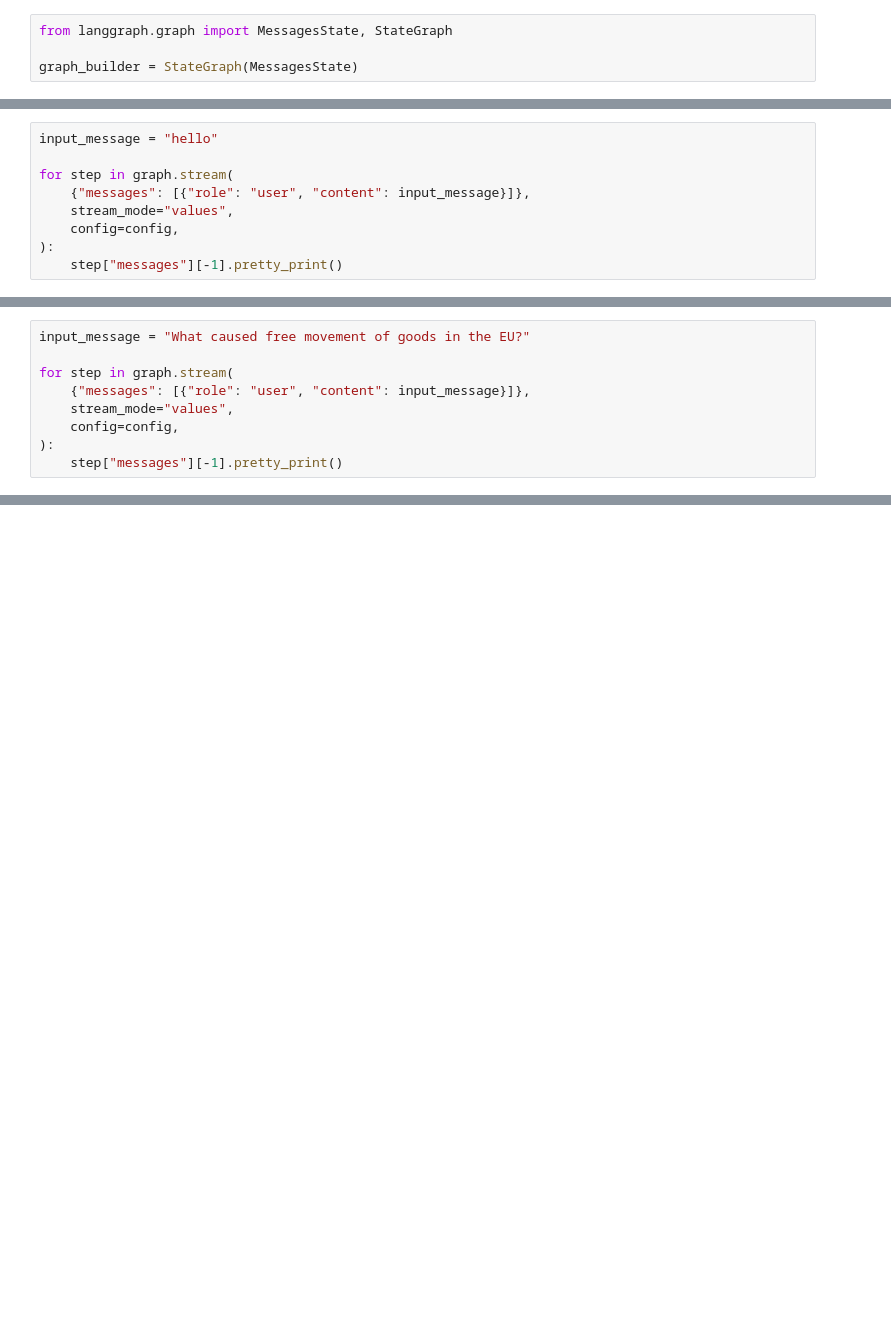
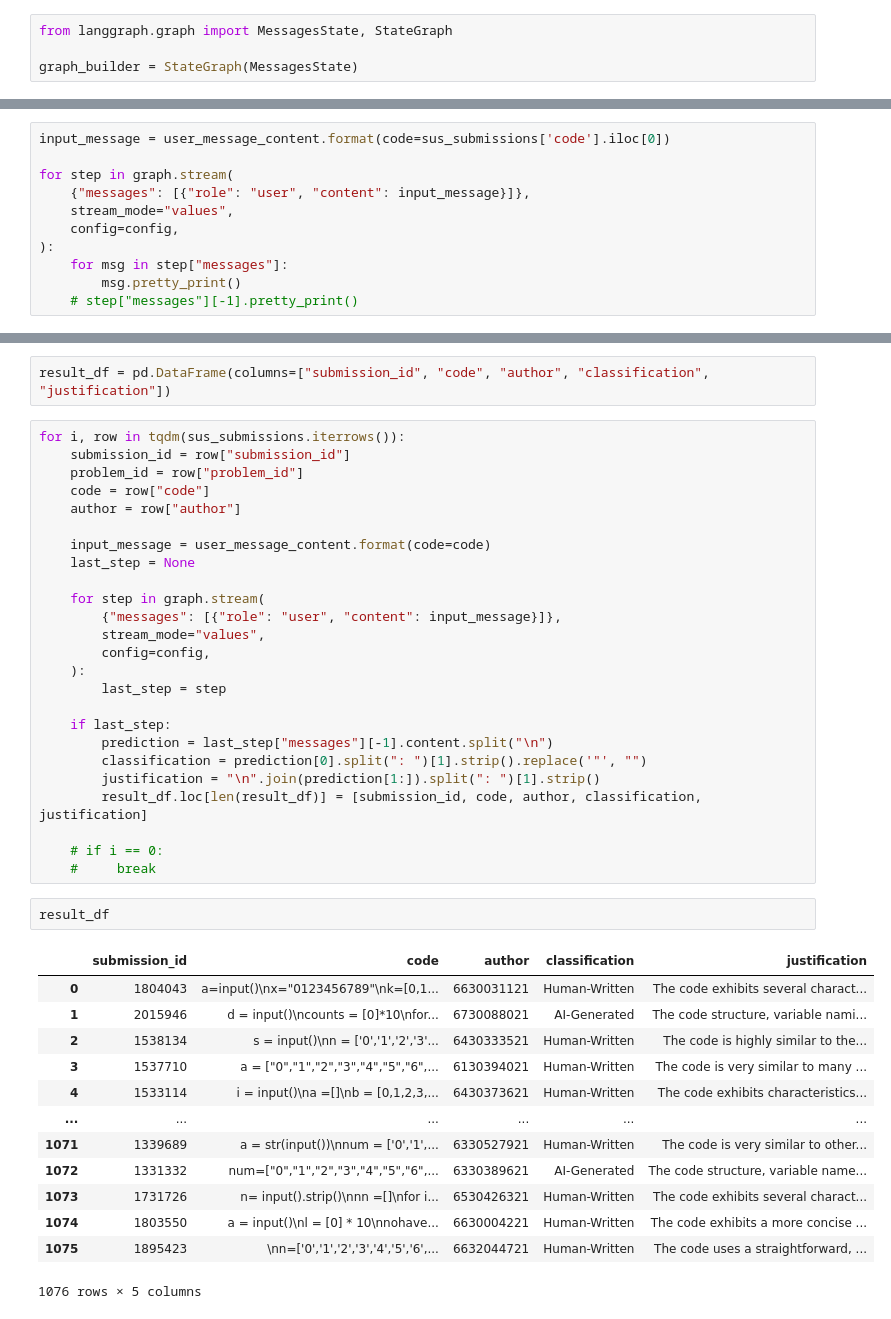
Before and after one commit to capstone-cp49/grader-rag, a Jupyter notebook: src/rag_prototype.ipynb, the cells around one changed output, grey strips where cells are left out. Saved outputs shown, nothing was run; the diff lists cells and outputs as text; blank space fills up the shorter version.

```diff
--- a/src/rag_prototype.ipynb
+++ b/src/rag_prototype.ipynb
@@ -543,12 +596,14 @@ config = {"configurable": {"thread_id": "abc123"}}
 # %%
-input_message = "hello"
+input_message = user_message_content.format(code=sus_submissions['code'].iloc[0])
 
 for step in graph.stream(
     {"messages": [{"role": "user", "content": input_message}]},
     stream_mode="values",
     config=config,
 ):
-    step["messages"][-1].pretty_print()
+    for msg in step["messages"]:
+        msg.pretty_print()
+    # step["messages"][-1].pretty_print()
 # %% [output]
 ================================ Human Message =================================
 
@@ -559,9 +624,0 @@ Hello! How can I help you today?
-# %%
-input_message = "What caused free movement of goods in the EU?"
-
-for step in graph.stream(
-    {"messages": [{"role": "user", "content": input_message}]},
-    stream_mode="values",
-    config=config,
-):
-    step["messages"][-1].pretty_print()
@@ -595,0 +641,43 @@ Capture your screen like this and upload it to MCV.
+# %%
+result_df = pd.DataFrame(columns=["submission_id", "code", "author", "classification", "justification"])
+# %%
+for i, row in tqdm(sus_submissions.iterrows()):
+    submission_id = row["submission_id"]
+    problem_id = row["problem_id"]
+    code = row["code"]
+    author = row["author"]
+
+    input_message = user_message_content.format(code=code)
+    last_step = None
+
+    for step in graph.stream(
+        {"messages": [{"role": "user", "content": input_message}]},
+        stream_mode="values",
+        config=config,
+    ):
+        last_step = step
+
+    if last_step:
+        prediction = last_step["messages"][-1].content.split("\n")
+        classification = prediction[0].split(": ")[1].strip().replace('"', "")
+        justification = "\n".join(prediction[1:]).split(": ")[1].strip()
+        result_df.loc[len(result_df)] = [submission_id, code, author, classification, justification]
+
+    # if i == 0:
+    #     break
+# %%
+result_df
+# %% [output]
+|  | submission_id | code | author | classification | justification |
+| 0 | 1804043 | a=input()\nx="0123456789"\nk=[0,1... | 6630031121 | Human-Written | The code exhibits several charact... |
+| 1 | 2015946 | d = input()\ncounts = [0]*10\nfor... | 6730088021 | AI-Generated | The code structure, variable nami... |
+| 2 | 1538134 | s = input()\nn = ['0','1','2','3'... | 6430333521 | Human-Written | The code is highly similar to the... |
+| 3 | 1537710 | a = ["0","1","2","3","4","5","6",... | 6130394021 | Human-Written | The code is very similar to many ... |
+| 4 | 1533114 | i = input()\na =[]\nb = [0,1,2,3,... | 6430373621 | Human-Written | The code exhibits characteristics... |
+| ... | ... | ... | ... | ... | ... |
+| 1071 | 1339689 | a = str(input())\nnum = ['0','1',... | 6330527921 | Human-Written | The code is very similar to other... |
+| 1072 | 1331332 | num=["0","1","2","3","4","5","6",... | 6330389621 | AI-Generated | The code structure, variable name... |
+| 1073 | 1731726 | n= input().strip()\nnn =[]\nfor i... | 6530426321 | Human-Written | The code exhibits several charact... |
+| 1074 | 1803550 | a = input()\nl = [0] * 10\nnohave... | 6630004221 | Human-Written | The code exhibits a more concise ... |
+| 1075 | 1895423 | \nn=['0','1','2','3','4','5','6',... | 6632044721 | Human-Written | The code uses a straightforward, ... |
+1076 rows × 5 columns
```
Also changed, not shown: parts of 25 cells of this notebook, 1 other file.
